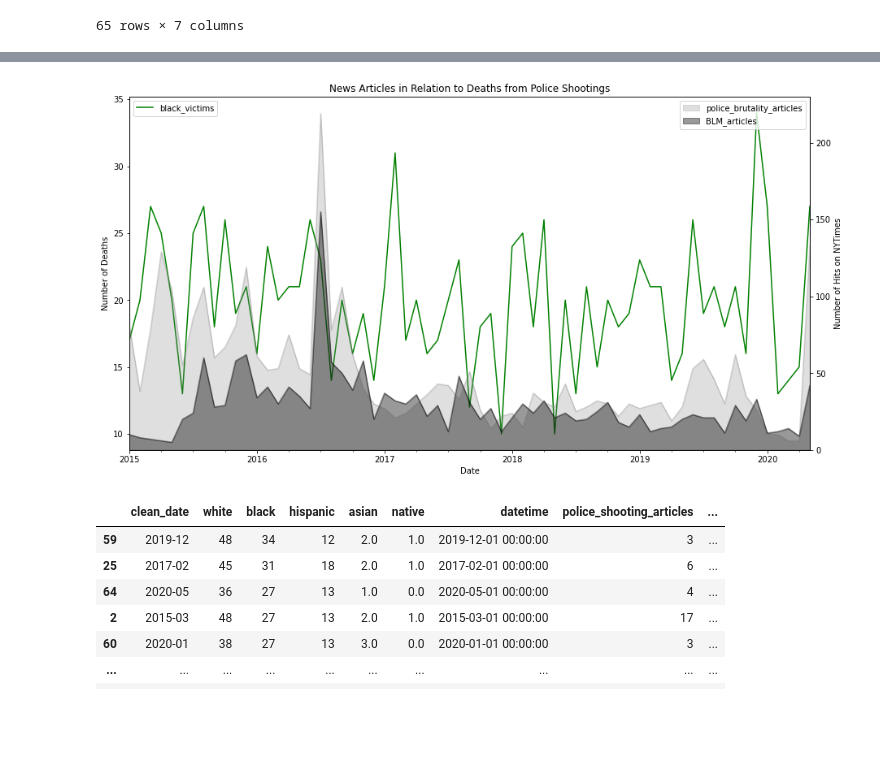
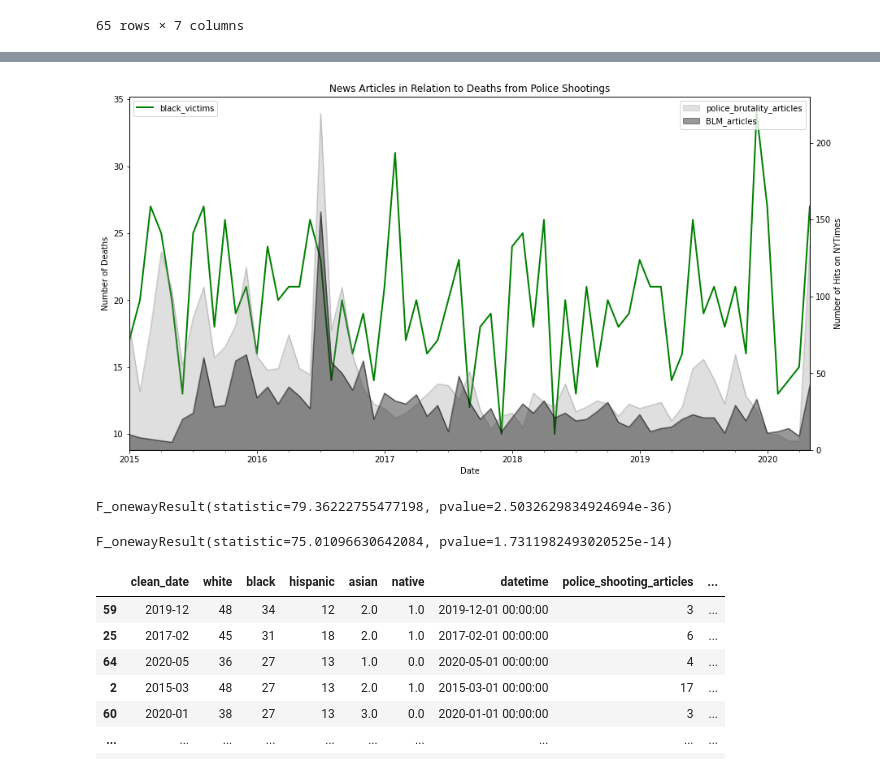
Before and after one commit to sasithwij/project1, a Jupyter notebook: news.ipynb, the cells around one changed output, grey strips where cells are left out. Cells and saved outputs as stored; diff of their text form; code cells hidden in the pictures; blank space fills up the shorter version.

Commit message:
updated news with additional graphs

```diff
--- a/news.ipynb
+++ b/news.ipynb
@@ -222,3 +252,33 @@ for index, row in articles_df.iterrows():
+# %%
+articles_df['victim_articles'] = ''
+for index, row in articles_df.iterrows():
+    query = 'black shooting victim'
+    date = datetime.strptime(row['clean_date'], '%Y-%m').date()
+    begin_date = date.strftime('%Y%m%d')
+    end_date = (date + relativedelta(months=+1)).strftime('%Y%m%d')
+
+    url = f"https://api.nytimes.com/svc/search/v2/articlesearch.json?api-key={news_api}&q={query}&begin_date={begin_date}&end_date={end_date}"
+
+    article = requests.get(url).json()
+    # max 10 requests per minute
+    time.sleep(6)
+#     pprint(article)
+    articles_df.loc[index, 'victim_articles'] = article['response']['meta']['hits']
+# %%
+articles_df['injustice_articles'] = ''
+for index, row in articles_df.iterrows():
+    query = 'racial injustice'
+    date = datetime.strptime(row['clean_date'], '%Y-%m').date()
+    begin_date = date.strftime('%Y%m%d')
+    end_date = (date + relativedelta(months=+1)).strftime('%Y%m%d')
+
+    url = f"https://api.nytimes.com/svc/search/v2/articlesearch.json?api-key={news_api}&q={query}&begin_date={begin_date}&end_date={end_date}"
+
+    article = requests.get(url).json()
+    # max 10 requests per minute
+    time.sleep(6)
+#     pprint(article)
+    articles_df.loc[index, 'injustice_articles'] = article['response']['meta']['hits']
 # %%
 pprint(article)
 # Demonstrations, Protests and Riots
@@ -236,21 +352,30 @@ articles_df.head()
 # %%
 # ax = chart_df.plot('datetime', 'white', label='white', figsize=(12,6))
-ax = chart_df.plot('datetime', 'black', label='black_victims',figsize=(15,8), color='green')
+ax = chart_df.plot('datetime', 'black', label='black_victims',figsize=(15,8), color='green', lw=2)
 # chart_df.plot('datetime', 'hispanic', label='hispanic', ax=ax)
 
 ax2 = ax.twinx()
 articles_df.plot.area('datetime', 'police_brutality_articles', label='police_brutality_articles', ax=ax2, alpha=.25, color='grey')
 # articles_df.plot.area('datetime', 'protest_articles', label='protest_articles', ax=ax2, alpha=.4)
 articles_df.plot.area('datetime', 'blm_articles', label='BLM_articles', ax=ax2, alpha=.4, color='black')
 leg = ax.legend(loc='upper left', ncol=6)
 ax.set(xlabel='Date', ylabel='Number of Deaths', title='News Articles in Relation to Deaths from Police Shootings')
 ax2.set(ylabel='Number of Hits on NYTimes')
 # plt.axvline(datetime(2016, 7, 6), color='black')
 # plt.axvline(datetime(2020, 5, 25), color='black')
 
-plt.savefig("Output/news_vs_blackvic.svg")
+plt.savefig("Images/news_vs_blackvic.svg")
 # %% [output]
-[figure, old version]
+[figure, new version]
+# %%
+sts.f_oneway(articles_df['police_shooting_articles'], articles_df['police_brutality_articles'],
+             articles_df['protest_articles'], articles_df['blm_articles'])
+# %% [output]
+F_onewayResult(statistic=79.36222755477198, pvalue=2.5032629834924694e-36)
+# %%
+sts.f_oneway(articles_df['police_shooting_articles'], chart_df['black'])
+# %% [output]
+F_onewayResult(statistic=75.01096630642084, pvalue=1.7311982493020525e-14)
 # %%
 sorted_df = articles_df.sort_values('black', ascending=False)
 sorted_df
```
Also changed, not shown: parts of 7 cells of this notebook.
